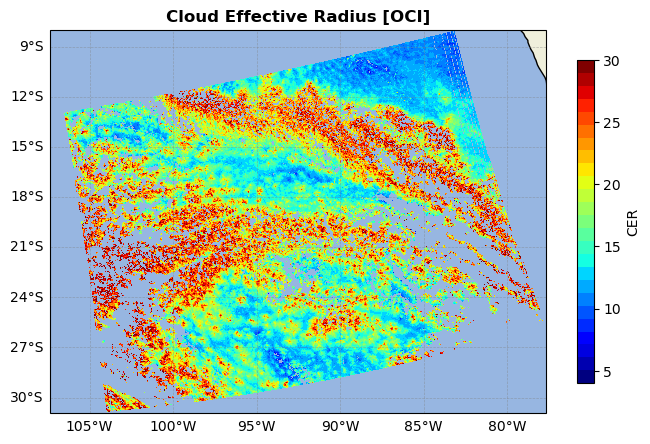
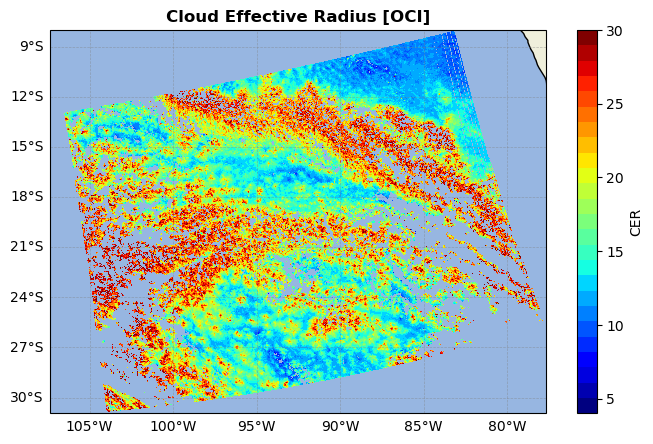
The change to this notebook cell's code, shown as a diff; its figure went from the first image to the second:
--- before
+++ after
@@ -8,5 +8,5 @@
 mat = ax.pcolormesh(OCI_CLD.ds.longitude, OCI_CLD.ds.latitude, data, transform=ccrs.PlateCarree(), cmap=cmap, 
                     vmin=4, vmax=30, shading="nearest", rasterized=True)
-                    # vmin=np.nanmin(data) - 0.5, vmax=np.nanmax(data) + 0.5, 
+        
 ax.set_aspect("equal")
 ax.add_feature(cfeature.LAND)
@@ -18,6 +18,5 @@
 gl.top_labels = False
 gl.right_labels = False
-# cax = plt.colorbar(mat, ax=ax,ticks=np.arange(np.nanmin(data), np.nanmax(data) + 1, 5))
-cax = plt.colorbar(mat, ax=ax, shrink=0.7, label="CER")
 
+cax = plt.colorbar(mat, ax=ax, shrink=0.83, label="CER")
 # plt.savefig("Map_OCI.png", dpi=500, bbox_inches="tight")

Commit: updated Analysis